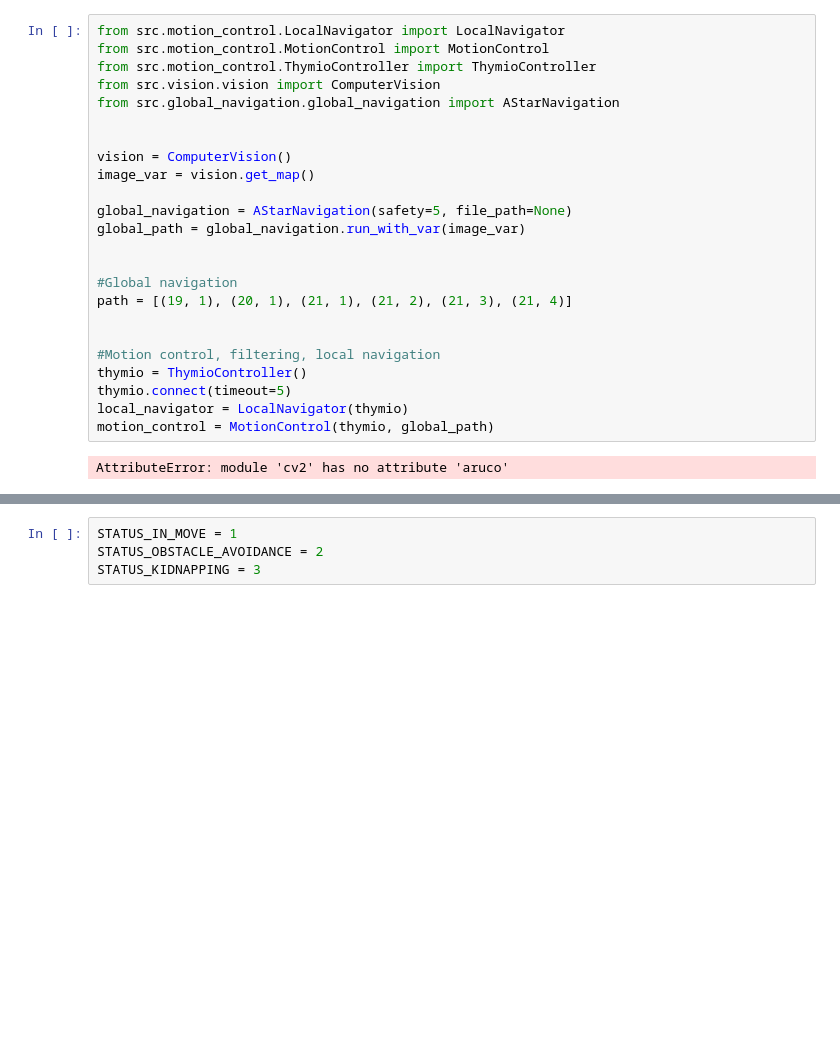
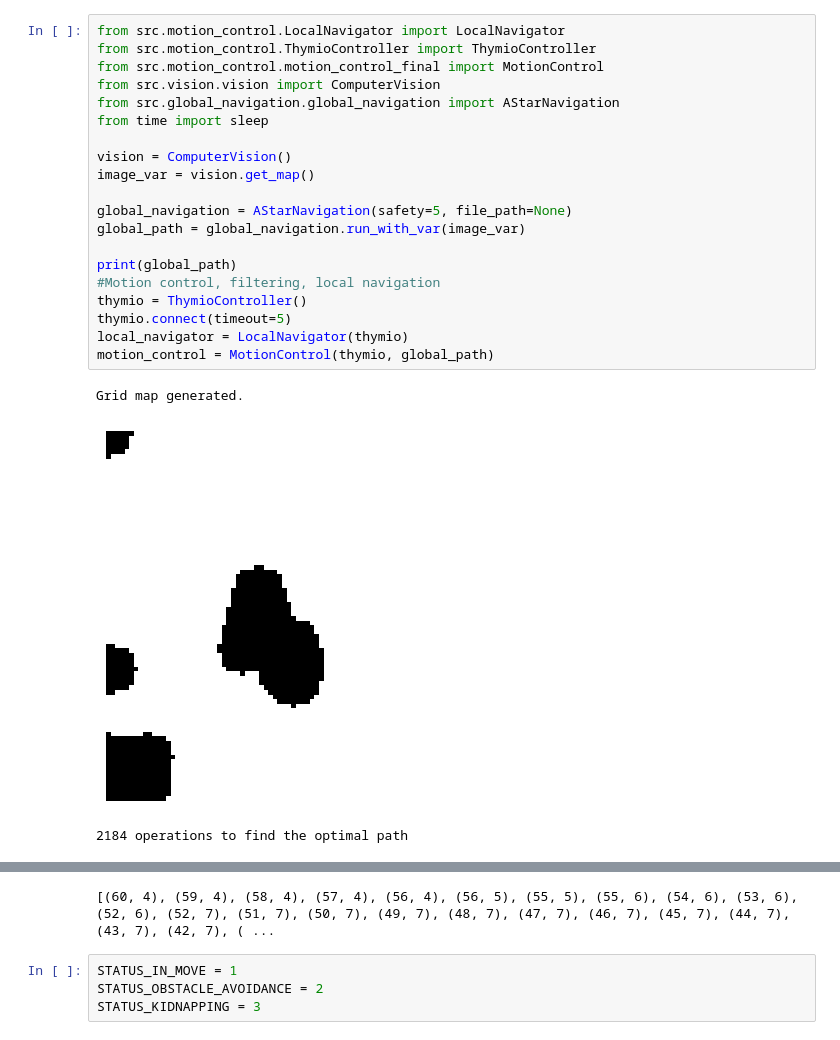
Before and after one commit to Ukrain-programmer/Basics-of-mobile-robotics, a Jupyter notebook: final.ipynb, the cells around one changed output, grey strips where cells are left out. Drawn from its saved outputs; the diff is of its cells as text; blank space fills up the shorter version.

```diff
--- a/final.ipynb
+++ b/final.ipynb
@@ -1,26 +1,24 @@
 # %%
 from src.motion_control.LocalNavigator import LocalNavigator
-from src.motion_control.MotionControl import MotionControl
 from src.motion_control.ThymioController import ThymioController
+from src.motion_control.motion_control_final import MotionControl
 from src.vision.vision import ComputerVision
 from src.global_navigation.global_navigation import AStarNavigation
-
+from time import sleep
 
 vision = ComputerVision()
 image_var = vision.get_map()
 
 global_navigation = AStarNavigation(safety=5, file_path=None)
 global_path = global_navigation.run_with_var(image_var)
 
-
-#Global navigation
-path = [(19, 1), (20, 1), (21, 1), (21, 2), (21, 3), (21, 4)]
-
-
+print(global_path)
 #Motion control, filtering, local navigation
 thymio = ThymioController()
 thymio.connect(timeout=5)
 local_navigator = LocalNavigator(thymio)
 motion_control = MotionControl(thymio, global_path)
 # %% [output]
-AttributeError: module 'cv2' has no attribute 'aruco'
+Grid map generated.
+[figure, added]
+2184 operations to find the optimal path
@@ -27,3 +26,4 @@ AttributeError: module 'cv2' has no attribute 'aruco'
+[(60, 4), (59, 4), (58, 4), (57, 4), (56, 4), (56, 5), (55, 5), (55, 6), (54, 6), (53, 6), (52, 6), (52, 7), (51, 7), (50, 7), (49, 7), (48, 7), (47, 7), (46, 7), (45, 7), (44, 7), (43, 7), (42, 7), ( ...
 # %%
 STATUS_IN_MOVE = 1
 STATUS_OBSTACLE_AVOIDANCE = 2
```
Also changed, not shown: parts of 2 cells of this notebook, 7 other files.
